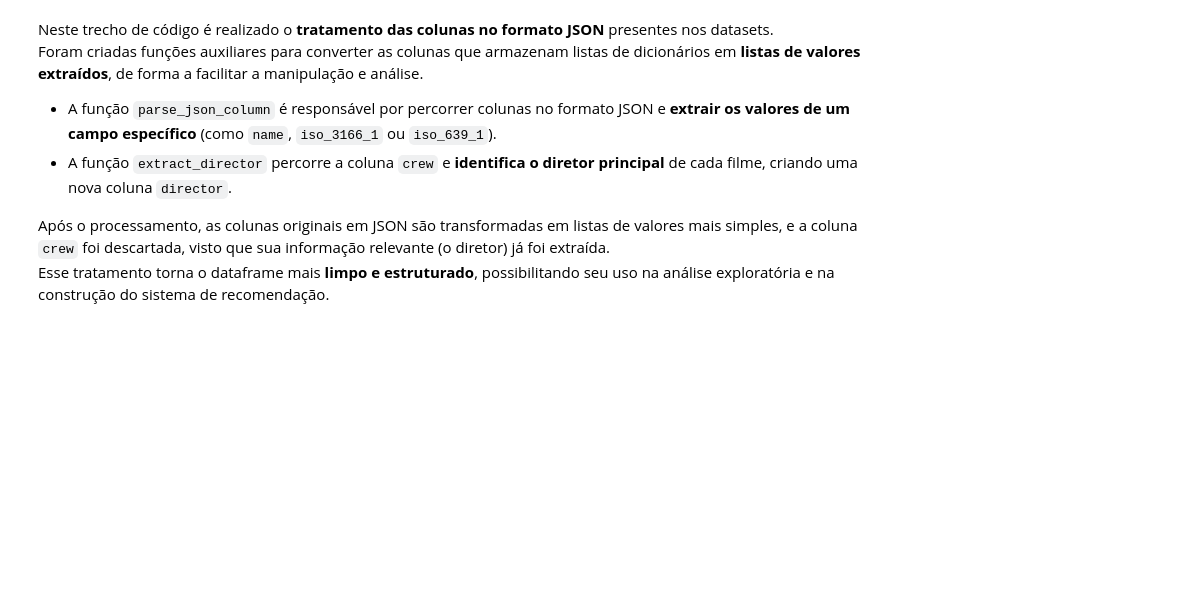
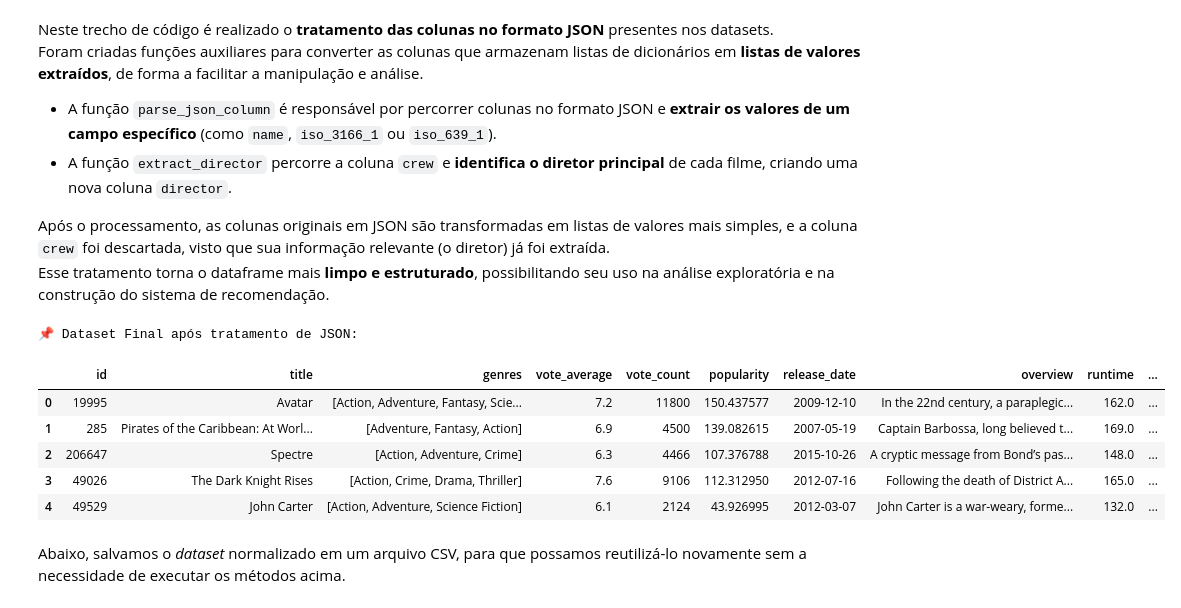
Before and after one commit to MuriloWeyne/P3_Mackenzie, a Jupyter notebook: main.ipynb, the cells around one changed output. Saved outputs shown, nothing was run; the diff lists cells and outputs as text; code cells hidden in the pictures; blank space fills up the shorter version.

```diff
--- a/main.ipynb
+++ b/main.ipynb
@@ -110,7 +149,7 @@ Após o processamento, as colunas originais em JSON são transformadas em listas
 Esse tratamento torna o dataframe mais **limpo e estruturado**, possibilitando seu uso na análise exploratória e na construção do sistema de recomendação.
 # %%
 # Funções para processar as colunas JSON
-def parse_json_column(df, column_name, key='name'):
+def parse_json_column(movies_df, column_name, key='name'):
     def extract_names(json_str):
         if isinstance(json_str, str):
             try:
@@ -120,33 +159,43 @@ def parse_json_column(df, column_name, key='name'):
             except (ValueError, SyntaxError):
                 pass
         return []
-    df[column_name] = df[column_name].apply(extract_names)
-    return df
+    movies_df[column_name] = movies_df[column_name].apply(extract_names)
+    return movies_df
 
 # Método para extrair o diretor do elenco
 def extract_director(crew_json):
     if isinstance(crew_json, str):
         try:
             crew_list = ast.literal_eval(crew_json)
             for member in crew_list:
                 if member.get('job') == 'Director':
                     return member.get('name')
         except (ValueError, SyntaxError):
             pass
     return np.nan
 
 # Aplicando as funções para explodir as colunas JSON
 movies_df = parse_json_column(movies_df, 'genres')
 movies_df = parse_json_column(movies_df, 'keywords')
 movies_df = parse_json_column(movies_df, 'production_companies')
 movies_df = parse_json_column(movies_df, 'production_countries', key='iso_3166_1')
 movies_df = parse_json_column(movies_df, 'spoken_languages', key='iso_639_1')
 movies_df = parse_json_column(movies_df, 'cast', key='name')
 movies_df['director'] = movies_df['crew'].apply(extract_director)
 
 # Removendo a coluna 'crew' original, pois já extraímos o diretor
 movies_df = movies_df.drop(columns=['crew'])
 
 # Mostrando as primeiras linhas do dataset após o tratamento das colunas JSON
 print("\n📌 Dataset Final após tratamento de JSON:")
 display(movies_df.head())
+# %% [output]
+📌 Dataset Final após tratamento de JSON:
+|  | id | title | genres | vote_average | vote_count | popularity | release_date | overview | runtime | ... |
+| 0 | 19995 | Avatar | [Action, Adventure, Fantasy, Scie... | 7.2 | 11800 | 150.437577 | 2009-12-10 | In the 22nd century, a paraplegic... | 162.0 | ... |
+| 1 | 285 | Pirates of the Caribbean: At Worl... | [Adventure, Fantasy, Action] | 6.9 | 4500 | 139.082615 | 2007-05-19 | Captain Barbossa, long believed t... | 169.0 | ... |
+| 2 | 206647 | Spectre | [Action, Adventure, Crime] | 6.3 | 4466 | 107.376788 | 2015-10-26 | A cryptic message from Bond’s pas... | 148.0 | ... |
+| 3 | 49026 | The Dark Knight Rises | [Action, Crime, Drama, Thriller] | 7.6 | 9106 | 112.312950 | 2012-07-16 | Following the death of District A... | 165.0 | ... |
+| 4 | 49529 | John Carter | [Action, Adventure, Science Fiction] | 6.1 | 2124 | 43.926995 | 2012-03-07 | John Carter is a war-weary, forme... | 132.0 | ... |
+# %% [markdown]
+Abaixo, salvamos o *dataset* normalizado em um arquivo CSV, para que possamos reutilizá-lo novamente sem a necessidade de executar os métodos acima.
```
Also changed, not shown: parts of 12 cells of this notebook.
